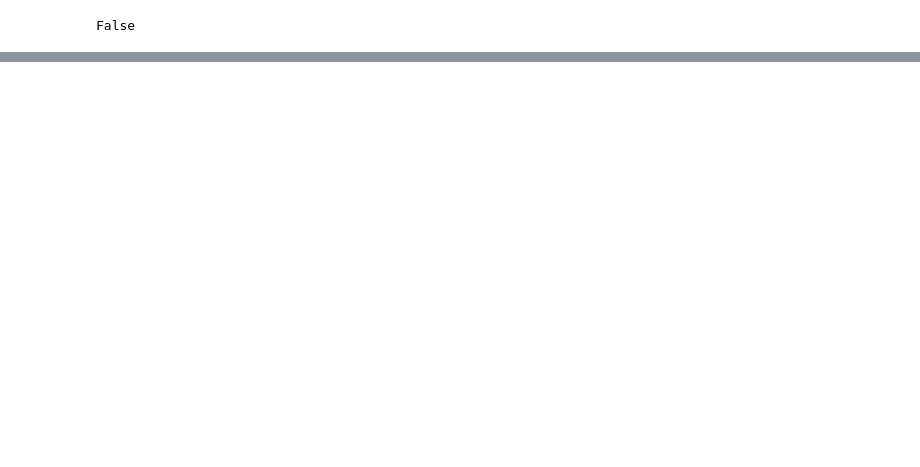
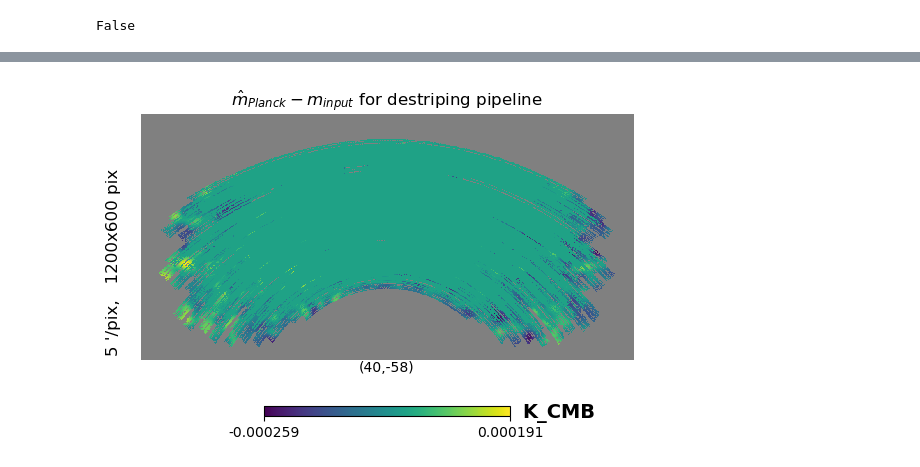
Before and after one commit to julientang/M2-internship, a Jupyter notebook: notebook/Observation_Planck.ipynb, the cells around one changed output, grey strips where cells are left out. Cells and saved outputs as stored; diff of their text form; code cells hidden in the pictures; blank space fills up the shorter version.

```diff
--- a/notebook/Observation_Planck.ipynb
+++ b/notebook/Observation_Planck.ipynb
@@ -259,0 +461,6 @@ RuntimeError: Noise model noise_model does not exist in observation POLE_DEEP-16
+# %%
+diff_map = planck_destriping-planck_GC512
+diff_map[:,hitmap_planck==0] = hp.UNSEEN
+hp.gnomview(diff_map[0],rot = (40,-58),xsize = 1200,ysize=600,reso = 5, title = '$\hat{m}_{Planck}-m_{input}$ for destriping pipeline', unit='K_CMB')
+# %% [output]
+[figure, added]
```
Also changed, not shown: parts of 45 cells of this notebook.
